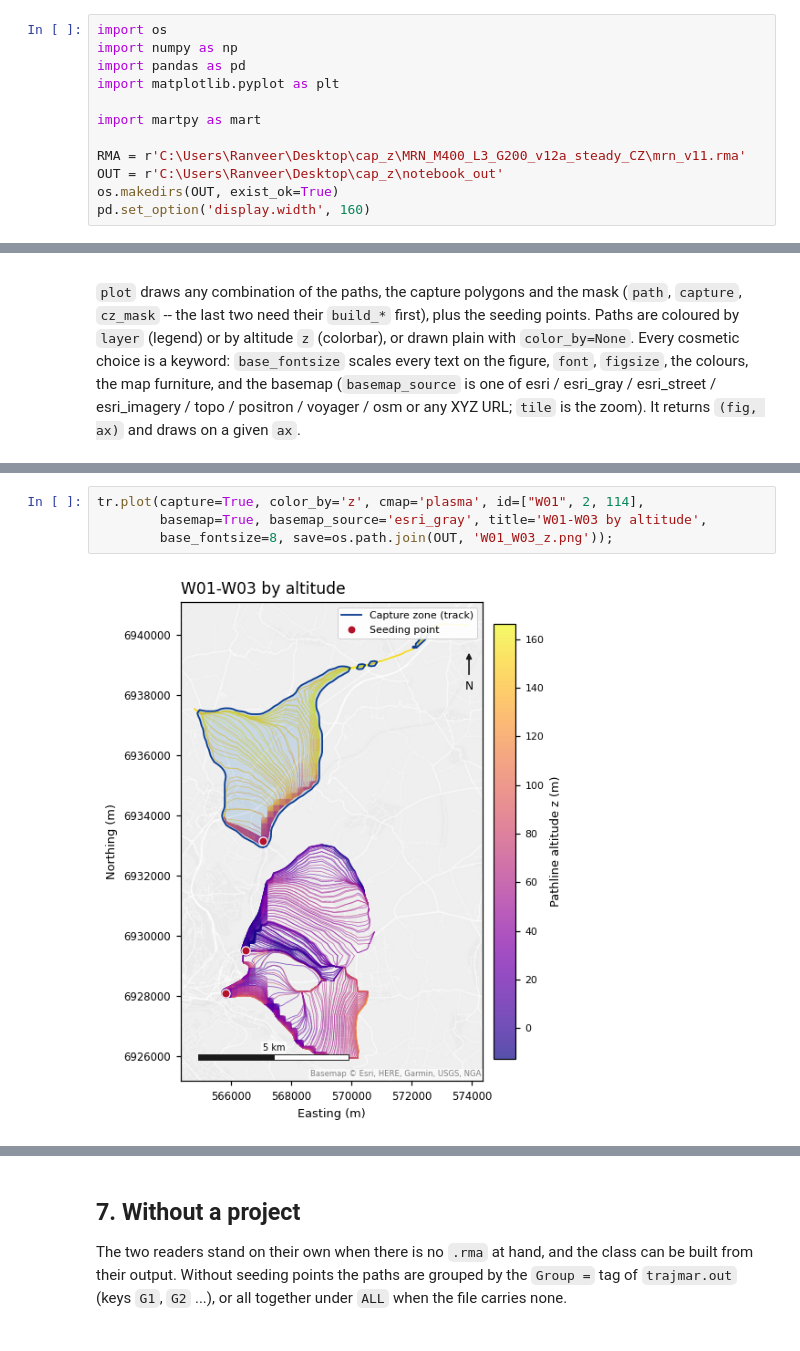
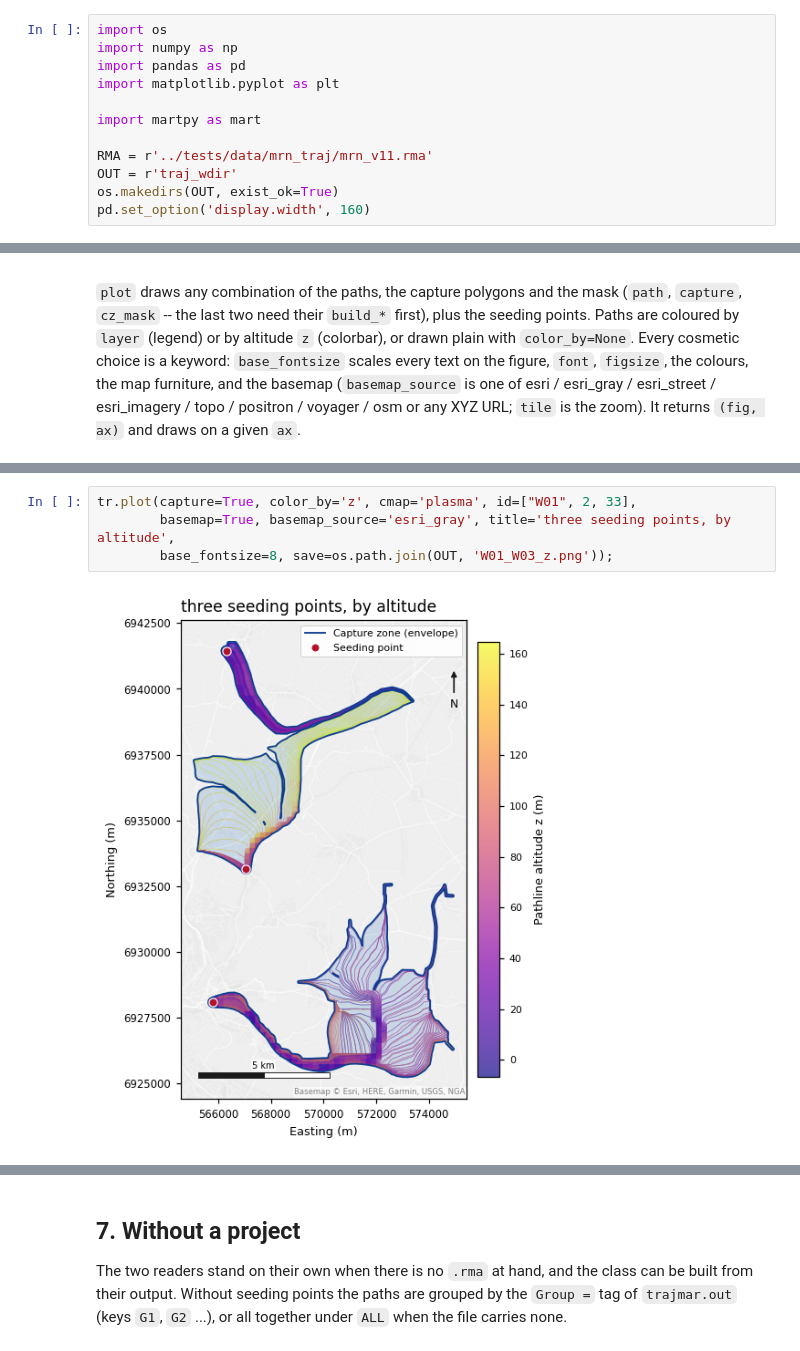
Before and after one commit to manlaya/martpy2, a Jupyter notebook: examples/trajectory.ipynb, the cells around one changed output, grey strips where cells are left out. Drawn from its saved outputs; the diff is of its cells as text.

```diff
--- a/examples/trajectory.ipynb
+++ b/examples/trajectory.ipynb
@@ -23,8 +23,8 @@ import matplotlib.pyplot as plt
 
 import martpy as mart
 
-RMA = r'C:\Users\Ranveer\Desktop\cap_z\MRN_M400_L3_G200_v12a_steady_CZ\mrn_v11.rma'
-OUT = r'C:\Users\Ranveer\Desktop\cap_z\notebook_out'
+RMA = r'../tests/data/mrn_traj/mrn_v11.rma'
+OUT = r'traj_wdir'
 os.makedirs(OUT, exist_ok=True)
 pd.set_option('display.width', 160)
 # %% [markdown]
@@ -280,7 +292,7 @@ tr.plot(capture=True, cz_mask=True, color_by='layer', basemap=False,
 # %%
-tr.plot(capture=True, color_by='z', cmap='plasma', id=["W01", 2, 114],
-        basemap=True, basemap_source='esri_gray', title='W01-W03 by altitude',
+tr.plot(capture=True, color_by='z', cmap='plasma', id=["W01", 2, 33],
+        basemap=True, basemap_source='esri_gray', title='three seeding points, by altitude',
         base_fontsize=8, save=os.path.join(OUT, 'W01_W03_z.png'));
 # %% [output]
-[figure, old version]
+[figure, new version]
 # %%
```
Also changed, not shown: parts of 17 cells of this notebook, 3 other files.
